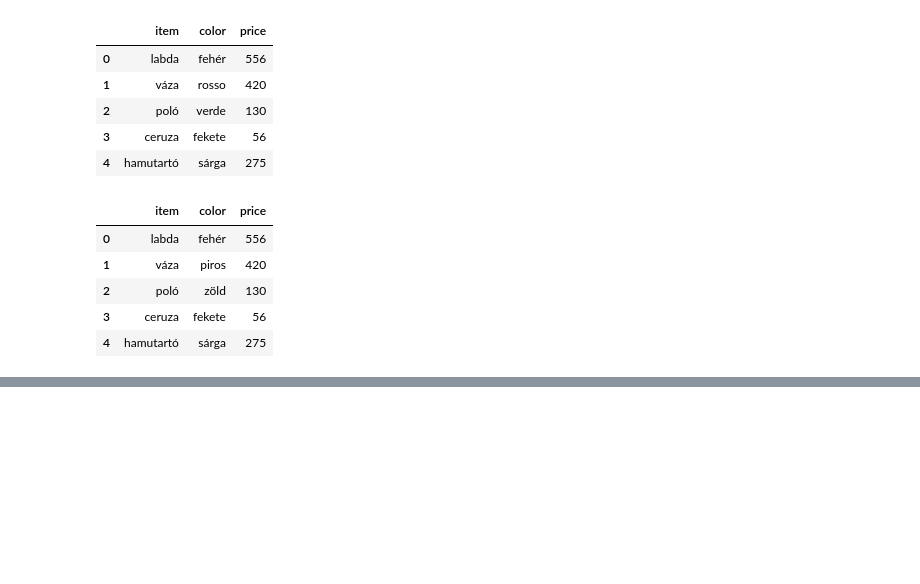
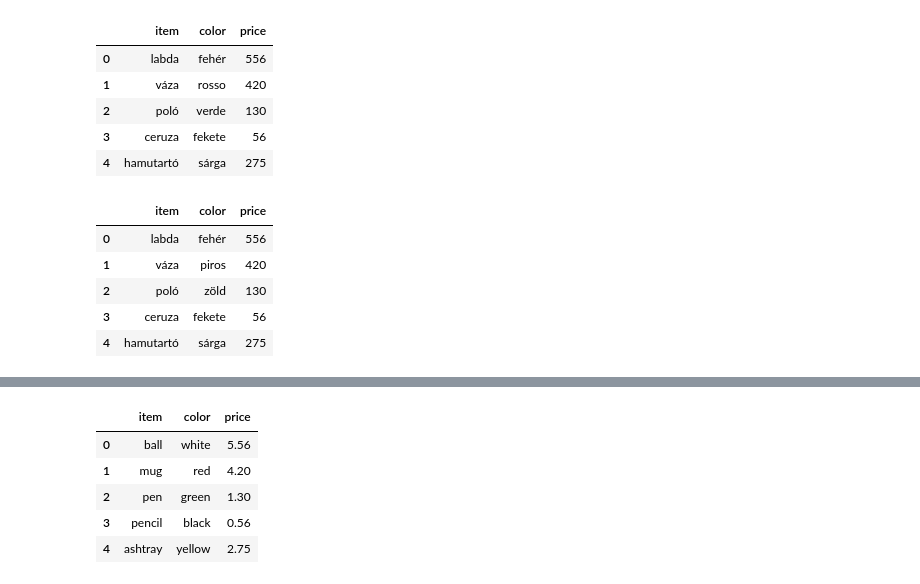
Before and after one commit to steingartpeter/ANACONDA, a Jupyter notebook: MYSQL_PANDAS_MERGE.ipynb, the cells around one changed output, grey strips where cells are left out. Cells and saved outputs as stored; diff of their text form; code cells hidden in the pictures; blank space fills up the shorter version.

```diff
--- a/MYSQL_PANDAS_MERGE.ipynb
+++ b/MYSQL_PANDAS_MERGE.ipynb
@@ -355,0 +384,6 @@ frm.replace(newcolors)
+# %%
+# In this case we are exploiting mapping to add values in a column depending on the values contained in another.
+# The mapping will always be defined separately.
+f = pd.DataFrame({ 'item':['ball','mug','pen','pencil','ashtray'],
+    'color':['white','red','green','black','yellow']})
+f
@@ -355,0 +397,24 @@ frm.replace(newcolors)
+# %%
+# Let’s suppose you want to add a column to indicate the price of the item shown in the dataframe.
+# You have a price list in which the price for each type of item is described (a dict
+# object that contains a list of prices for each type of item).
+prices = {
+'ball' : 5.56,
+'mug' : 4.20,
+'bottle' : 1.30,
+'scissors' : 3.41,
+'pen' : 1.30,
+'pencil' : 0.56,
+'ashtray' : 2.75}
+# The map() function applied to a series (or to a column of a dataframe) accepts a function or an object
+# containing a dict with mapping. So we can apply the mapping of the prices on the column item, to add
+# a column to the price dataframe.
+f['price'] = f['item'].map(prices)
+f
+# %% [output]
+|  | item | color | price |
+| 0 | ball | white | 5.56 |
+| 1 | mug | red | 4.20 |
+| 2 | pen | green | 1.30 |
+| 3 | pencil | black | 0.56 |
+| 4 | ashtray | yellow | 2.75 |
```
Also changed, not shown: parts of 14 cells of this notebook.
